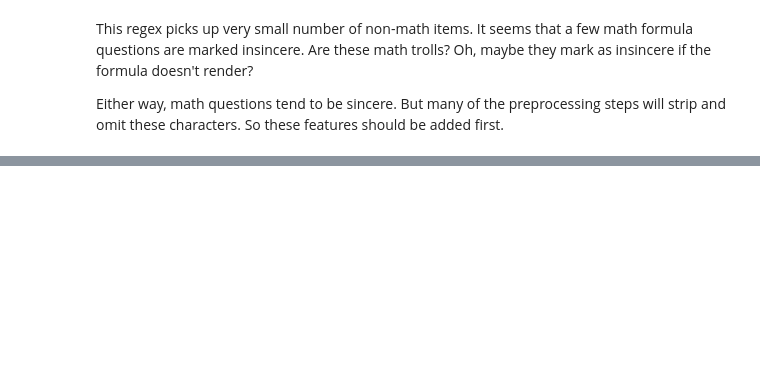
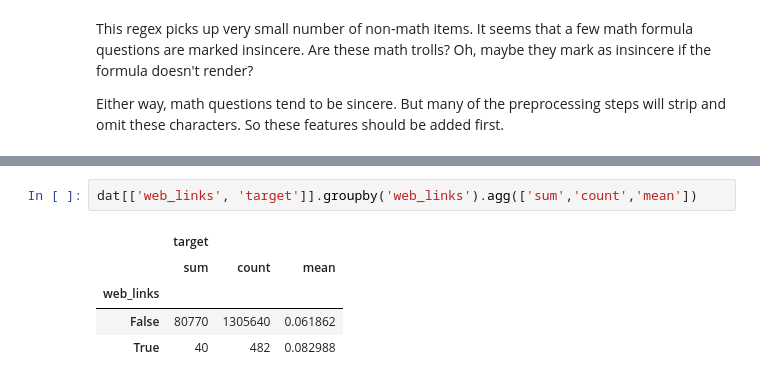
Before and after one commit to carrieisaacson/kaggle_quora, a Jupyter notebook: notebooks/0_EDA.ipynb, the cells around one changed output, grey strips where cells are left out. Saved outputs shown, nothing was run; the diff lists cells and outputs as text; blank space fills up the shorter version.

```diff
--- a/notebooks/0_EDA.ipynb
+++ b/notebooks/0_EDA.ipynb
@@ -515,0 +550,8 @@ Either way, math questions tend to be sincere. But many of the preprocessing ste
+# %%
+dat[['web_links', 'target']].groupby('web_links').agg(['sum','count','mean'])
+# %% [output]
+|  | target |  |  |
+|  | sum | count | mean |
+| web_links |  |  |  |
+| False | 80770 | 1305640 | 0.061862 |
+| True | 40 | 482 | 0.082988 |
```
Also changed, not shown: parts of 15 cells of this notebook.
